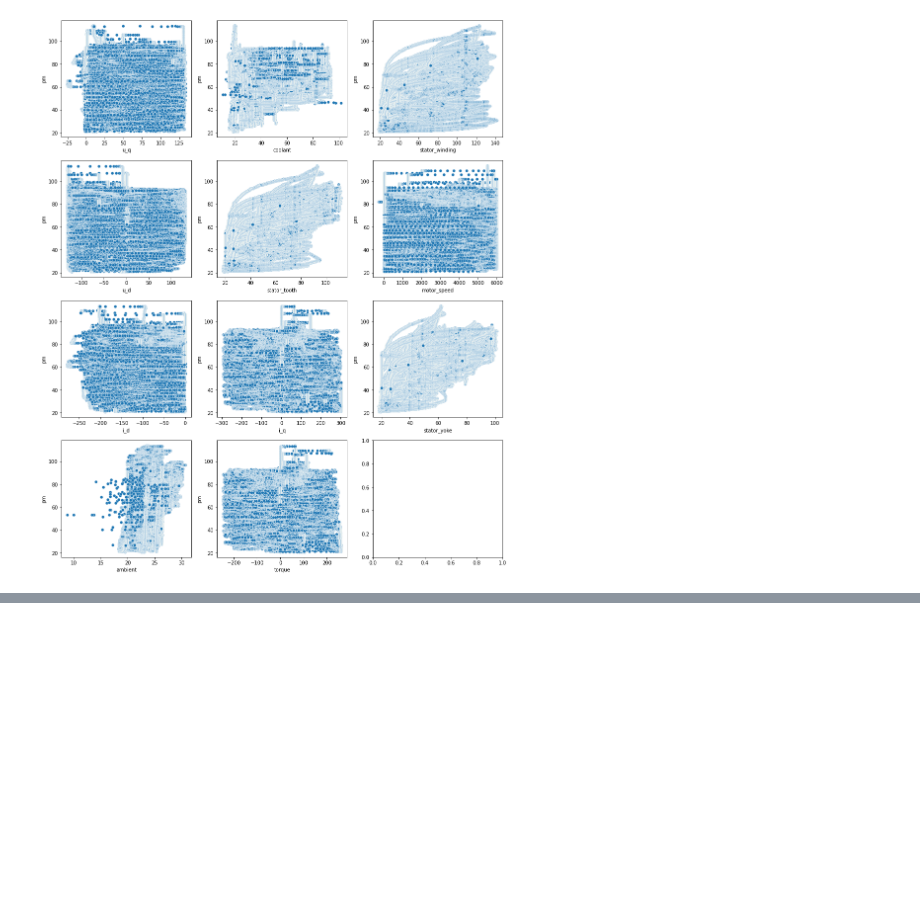
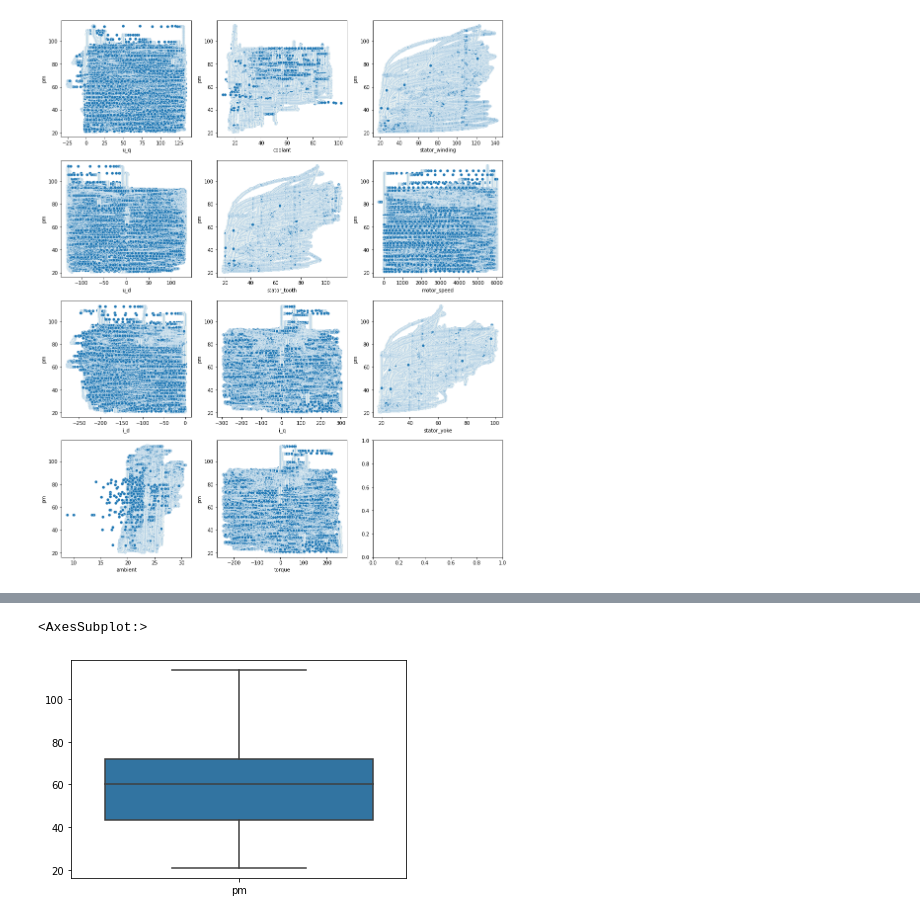
Before and after one commit to eike2/electric_motor, a Jupyter notebook: Electric Motor Temperature Estimation.ipynb, the cells around one changed output, grey strips where cells are left out. Saved outputs shown, nothing was run; the diff lists cells and outputs as text; code cells hidden in the pictures; blank space fills up the shorter version.

```diff
--- a/Electric Motor Temperature Estimation.ipynb
+++ b/Electric Motor Temperature Estimation.ipynb
@@ -293,0 +332,5 @@ sns.scatterplot(data=db,x = 'torque', y = 'pm',ax=axes[3,1])
+# %%
+sns.boxplot(data=db[['pm']])
+# %% [output]
+<AxesSubplot:>
+[figure, added]
```
Also changed, not shown: parts of 8 cells of this notebook.
